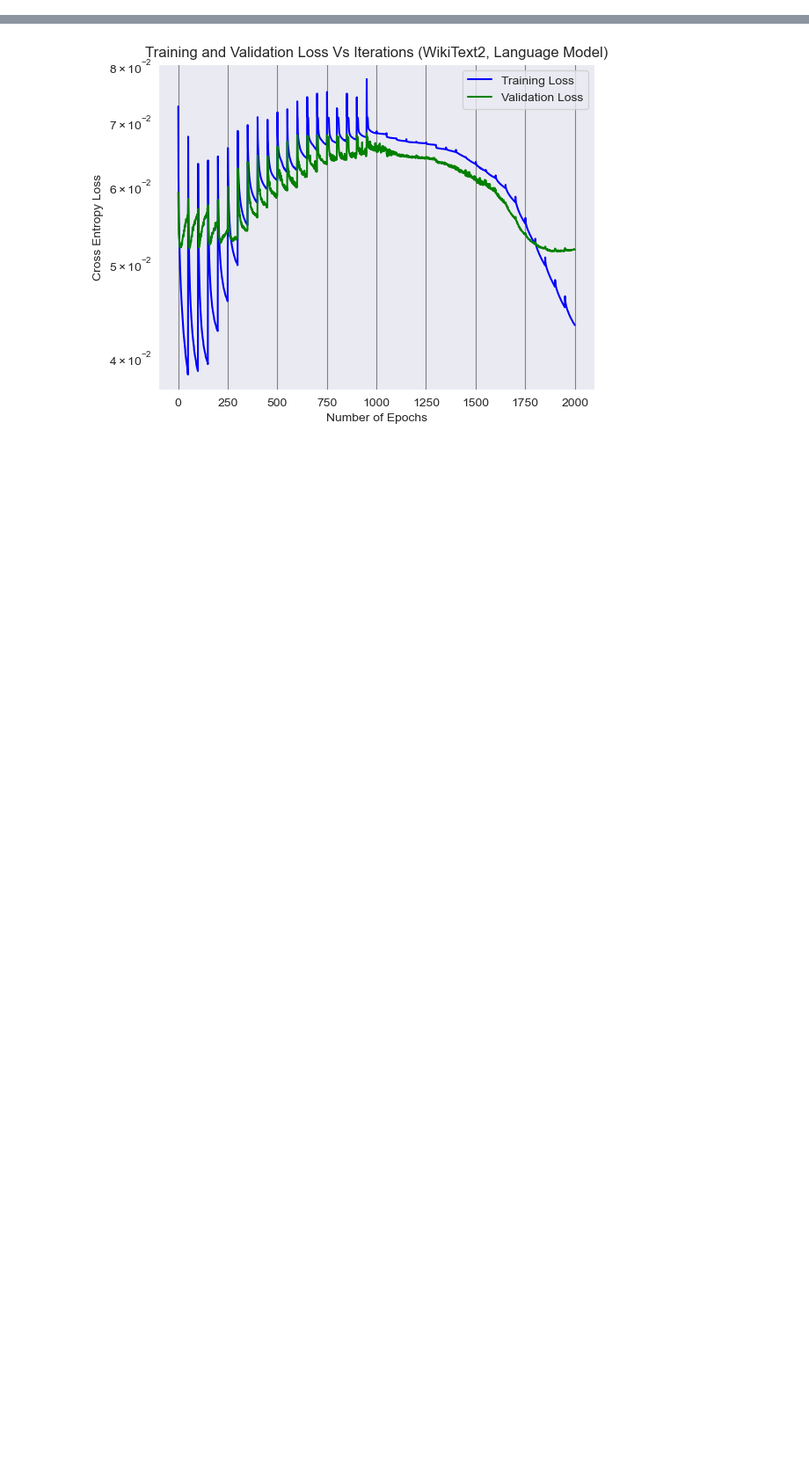
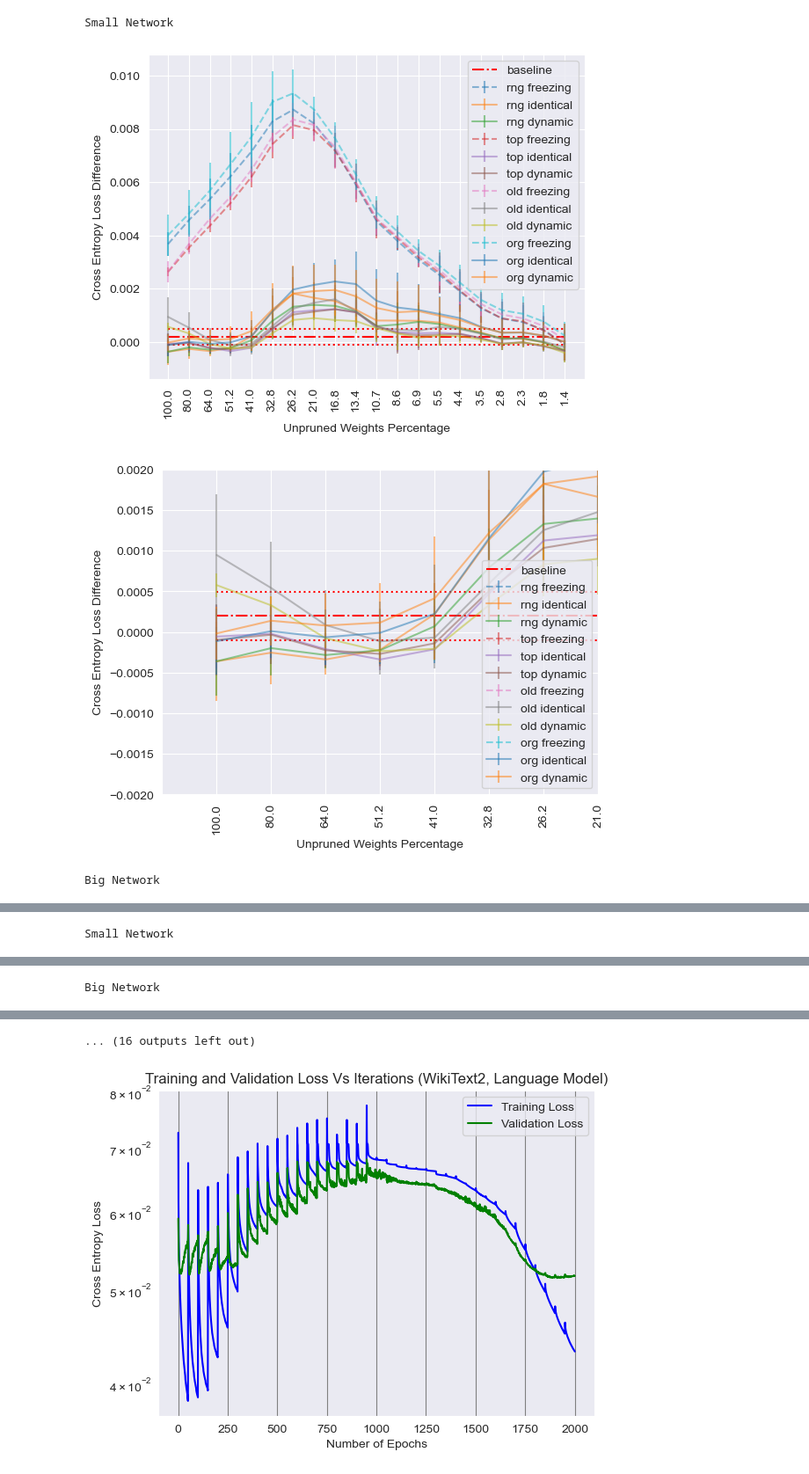
Before and after one commit to luca-scharr/CupCurriculum, a Jupyter notebook: testing_ground.ipynb, the cells around one changed output, grey strips where cells are left out. Shown at 88% size. Saved outputs shown, nothing was run; the diff lists cells and outputs as text; code cells hidden in the pictures; blank space fills up the shorter version.

Commit message:
Updated the plotter function

```diff
--- a/testing_ground.ipynb
+++ b/testing_ground.ipynb
@@ -67,0 +50,69 @@ utils.my_plotter("mean_var_graph", ["baseline", "pruning", "reintroduction"], ["
+# %%
+print("Small Network")
+utils.my_plotter("mean_var_dif", "small", "init", ["baseline", "reintroduction"], ["rng", "top", "old", "org"],
+                 ["freezing", "identical", "dynamic"])
+utils.my_plotter("mean_var_dif", "small", "init", ["baseline", "reintroduction"], ["rng", "top", "old", "org"],
+                 ["freezing", "identical", "dynamic"], zoom=True)
+#utils.my_plotter("mean_var_dif", "small", "init", ["baseline", "reintroduction"], ["rng", "top", "old", "org"],
+#                 ["identical", "dynamic"], zoom=True, ylim=[0.051, 0.054])
+
+print("Big Network")
+utils.my_plotter("mean_var_dif", "big", "init", ["baseline", "reintroduction"], ["rng", "top", "org", "old"],
+                 ["freezing", "identical", "dynamic"])
+utils.my_plotter("mean_var_dif", "big", "init", ["baseline", "reintroduction"], ["rng", "top", "org", "old"],
+                 ["freezing", "identical", "dynamic"], zoom=True)
+#utils.my_plotter("mean_var_graph", "big", "init", ["baseline", "reintroduction"], ["rng", "top", "org", "old"],
+#                 ["identical", "dynamic"], zoom=True, ylim=[0.05, 0.054])
+
+print("Small Network")
+utils.my_plotter("box_dif", "small", "init", ["baseline", "reintroduction"], ["rng", "top", "old", "org"],
+                 ["freezing", "identical", "dynamic"])
+utils.my_plotter("box_dif", "small", "init", ["baseline", "reintroduction"], ["rng", "top", "old", "org"],
+                 ["freezing", "identical", "dynamic"], zoom=True)
+#utils.my_plotter("mean_var_dif", "small", "init", ["baseline", "reintroduction"], ["rng", "top", "old", "org"],
+#                 ["identical", "dynamic"], zoom=True, ylim=[0.051, 0.054])
+
+print("Big Network")
+utils.my_plotter("box_dif", "big", "init", ["baseline", "reintroduction"], ["rng", "top", "org", "old"],
+                 ["freezing", "identical", "dynamic"])
+utils.my_plotter("box_dif", "big", "init", ["baseline", "reintroduction"], ["rng", "top", "org", "old"],
+                 ["freezing", "identical", "dynamic"], zoom=True)
+#utils.my_plotter("mean_var_graph", "big", "init", ["baseline", "reintroduction"], ["rng", "top", "org", "old"],
+#                 ["identical", "dynamic"], zoom=True, ylim=[0.05, 0.054])
+
+
+print("Small Network")
+utils.my_plotter("runs_scattered_best_last", "small", "init", ["baseline", "pruning", "reintroduction"], ["rng", "top", "org", "old"],
+                 ["dynamic", "identical", "freezing"])
+utils.my_plotter("runs_scattered_best", "small", "init", ["baseline", "pruning", "reintroduction"], ["rng", "top", "org", "old"],
+                 ["dynamic", "identical", "freezing"])
+print("Big Network")
+utils.my_plotter("runs_scattered_best_last", "big", "init", ["baseline", "pruning", "reintroduction"], ["top", "old", "rng", "org"],
+                 ["dynamic", "identical", "freezing"])
+utils.my_plotter("runs_scattered_best", "big", "init", ["baseline", "pruning", "reintroduction"], ["top", "old", "rng", "org"],
+                 ["dynamic", "identical", "freezing"])
+utils.my_plotter("runs_scattered_best_last", "big", "init", ["baseline", "pruning", "reintroduction"], ["top", "old", "rng", "org"],
+                 ["dynamic", "identical"])
+utils.my_plotter("runs_scattered_best", "big", "init", ["baseline", "pruning", "reintroduction"], ["top", "old", "rng", "org"],
+                 ["dynamic", "identical"])
+
+print("Small Network")
+utils.my_plotter("mean_var_graph", "small", "init", ["baseline", "pruning", "reintroduction"], ["rng", "top", "old", "org"],
+                 ["freezing", "identical", "dynamic"])
+utils.my_plotter("mean_var_graph", "small", "init", ["baseline", "pruning", "reintroduction"], ["rng", "top", "old", "org"],
+                 ["freezing", "identical", "dynamic"], zoom=True)
+utils.my_plotter("mean_var_graph", "small", "init", ["baseline", "pruning", "reintroduction"], ["rng", "top", "old", "org"],
+                 ["identical", "dynamic"], zoom=True, ylim=[0.051, 0.054])
+
+print("Big Network")
+utils.my_plotter("mean_var_graph", "big", "init", ["baseline", "pruning", "reintroduction"], ["rng", "top", "org", "old"],
+                 ["freezing", "identical", "dynamic"])
+utils.my_plotter("mean_var_graph", "big", "init", ["baseline", "pruning", "reintroduction"], ["rng", "top", "org", "old"],
+                 ["freezing", "identical", "dynamic"], zoom=True)
+utils.my_plotter("mean_var_graph", "big", "init", ["baseline", "pruning", "reintroduction"], ["rng", "top", "org", "old"],
+                 ["identical", "dynamic"], zoom=True, ylim=[0.05, 0.054])
+# %% [output]
+Small Network
+[figure, added]
+[figure, added]
+Big Network
@@ -67,0 +121 @@ utils.my_plotter("mean_var_graph", ["baseline", "pruning", "reintroduction"], ["
+Small Network
@@ -67,0 +124 @@ utils.my_plotter("mean_var_graph", ["baseline", "pruning", "reintroduction"], ["
+Big Network
@@ -68,3 +127,4 @@ utils.my_plotter("mean_var_graph", ["baseline", "pruning", "reintroduction"], ["
+... (16 outputs left out)
 # %%
 all_train_loss_prune = np.array([])
 all_train_loss_reint = np.array([])
```
Also changed, not shown: parts of 3 cells of this notebook, 3 other files.
